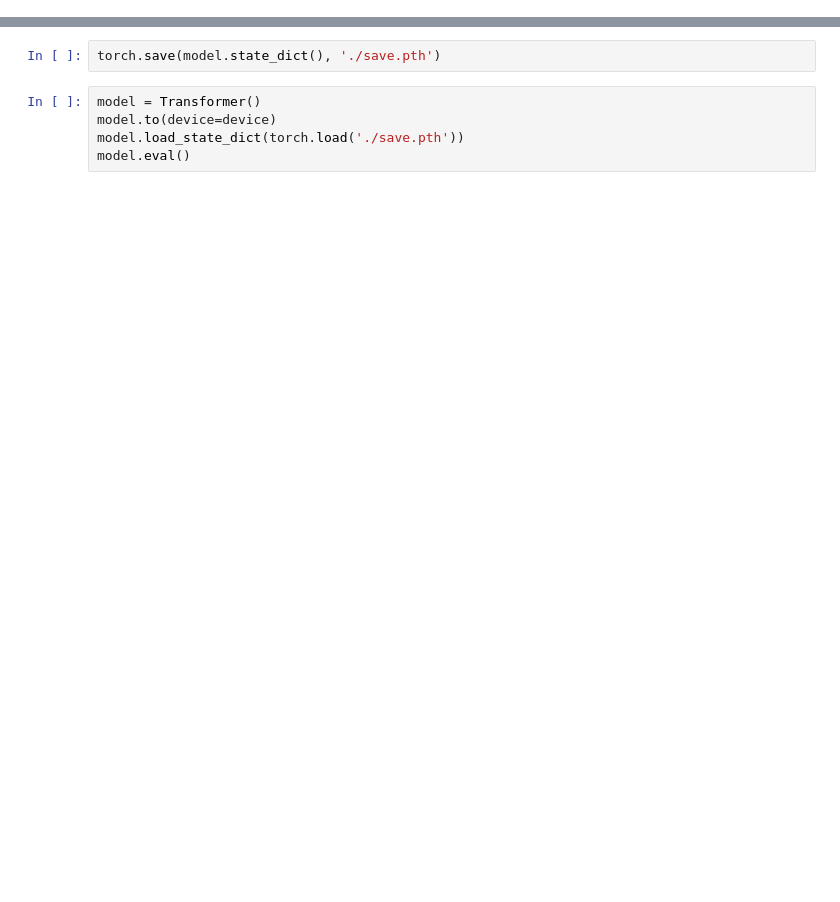
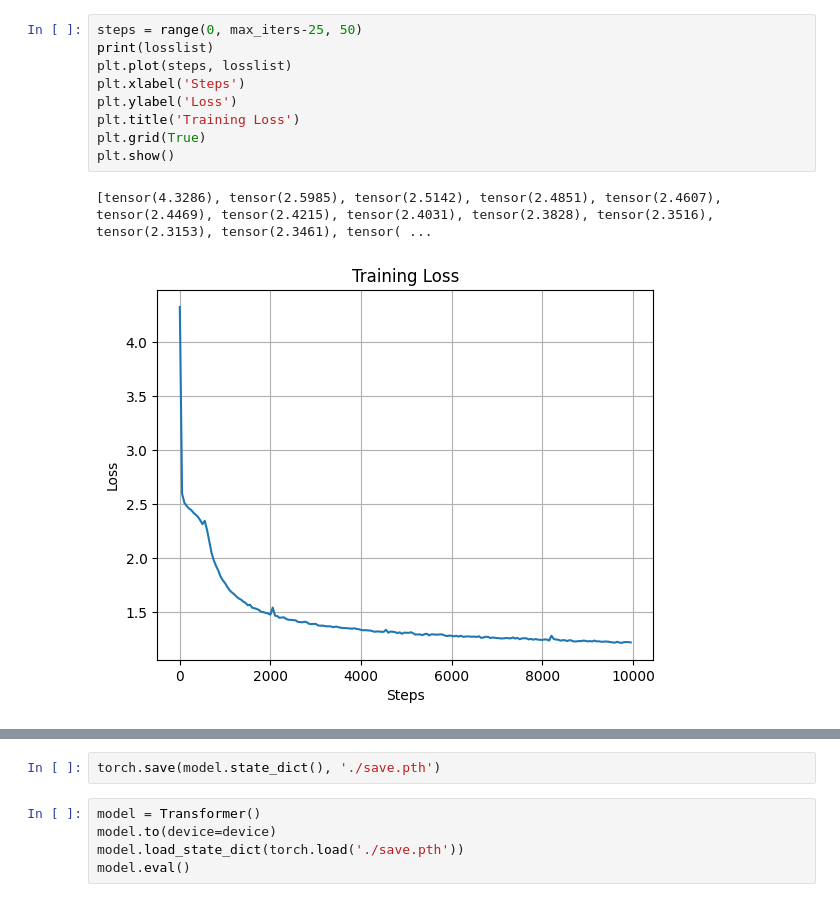
Before and after one commit to voyage-li/ustc_life, a Jupyter notebook: AI/lab2/part_2/src/train.ipynb, the cells around one changed output, grey strips where cells are left out. Saved outputs shown, nothing was run; the diff lists cells and outputs as text; blank space fills up the shorter version.

```diff
--- a/AI/lab2/part_2/src/train.ipynb
+++ b/AI/lab2/part_2/src/train.ipynb
@@ -237,0 +268,12 @@ step 0: train loss 4.2906, val loss 4.2902
+# %%
+steps = range(0, max_iters-25, 50)
+print(losslist)
+plt.plot(steps, losslist)
+plt.xlabel('Steps')
+plt.ylabel('Loss')
+plt.title('Training Loss')
+plt.grid(True)
+plt.show()
+# %% [output]
+[tensor(4.3286), tensor(2.5985), tensor(2.5142), tensor(2.4851), tensor(2.4607), tensor(2.4469), tensor(2.4215), tensor(2.4031), tensor(2.3828), tensor(2.3516), tensor(2.3153), tensor(2.3461), tensor( ...
+[figure, added]
```
Also changed, not shown: parts of 5 cells of this notebook, 24 other files.
